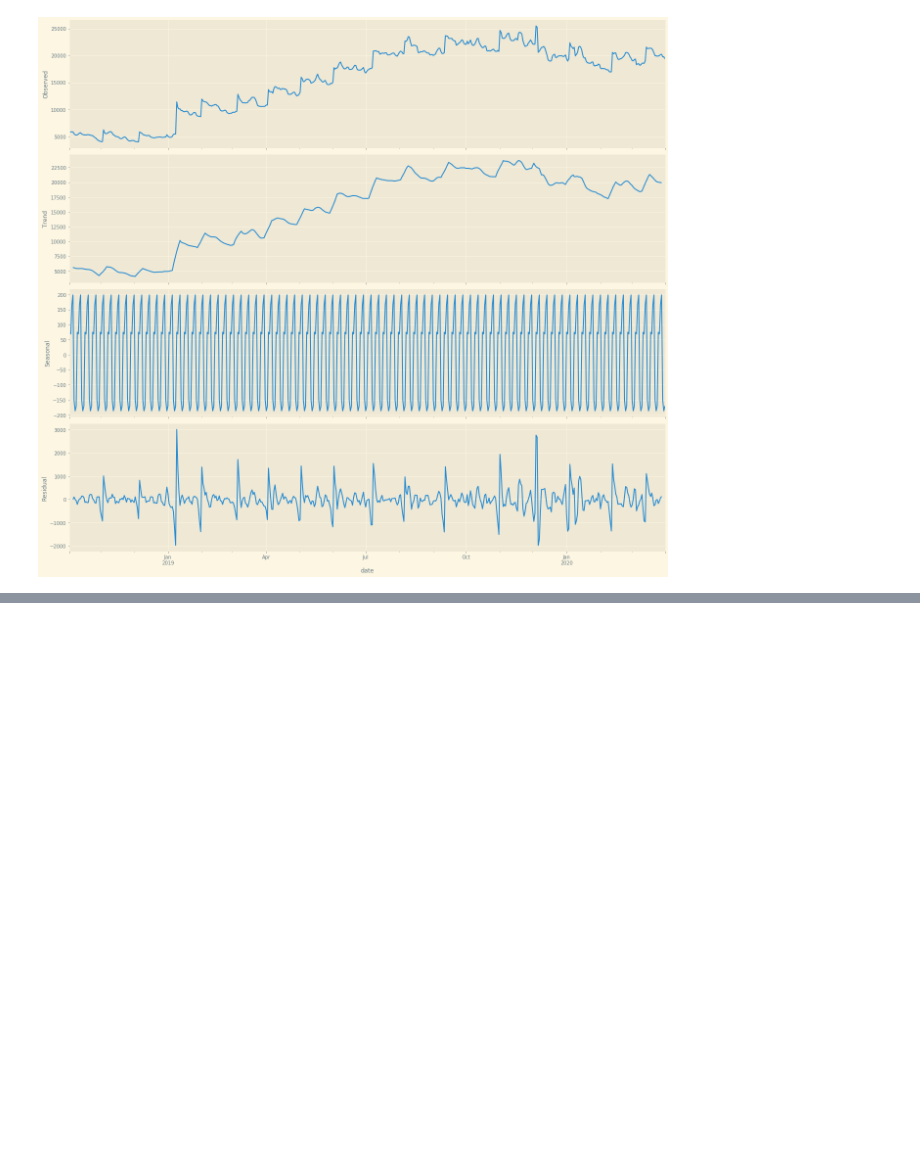
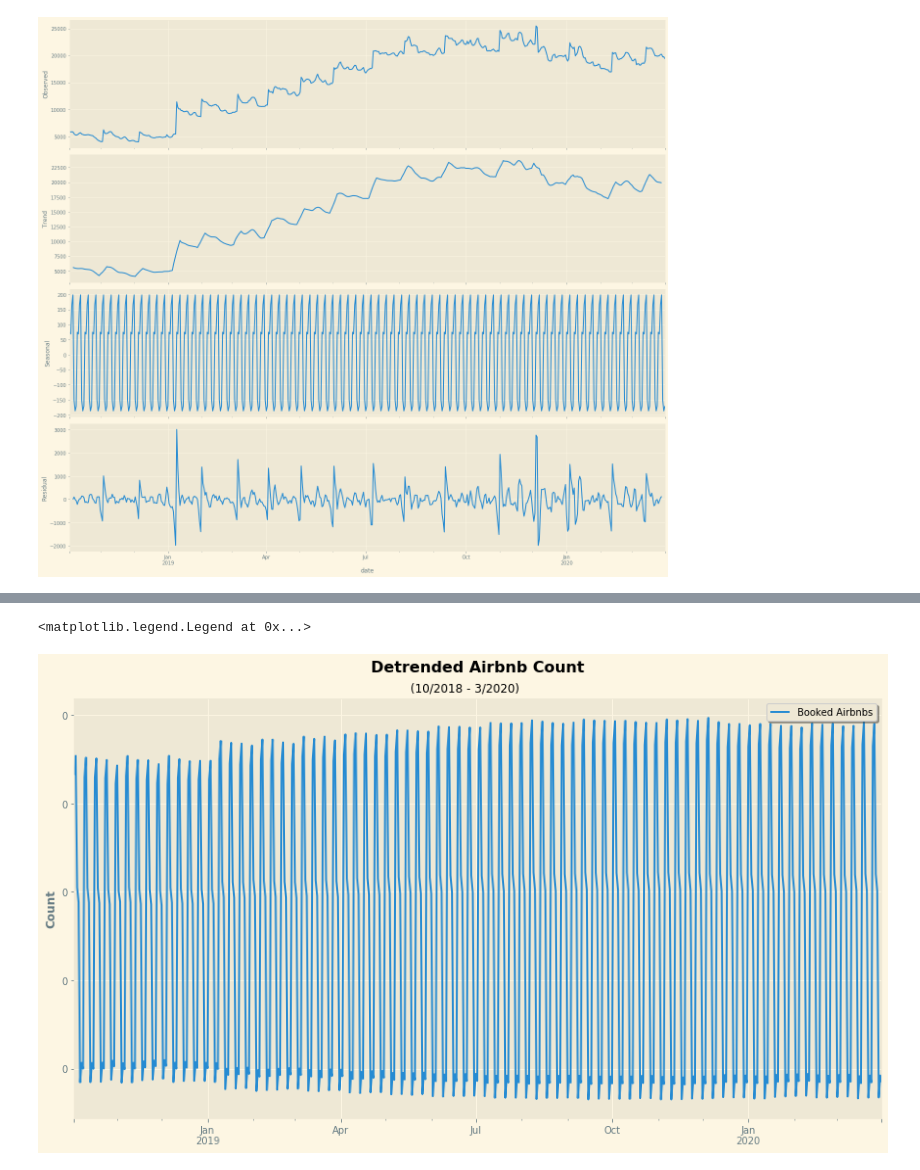
Before and after one commit to KishenSharma6/Airbnb-Analysis, a Jupyter notebook: Project Codes/05. Modeling/2020_0214_Calendar_TimeSeries.ipynb, the cells around one changed output, grey strips where cells are left out. Drawn from its saved outputs; the diff is of its cells as text; code cells hidden in the pictures; blank space fills up the shorter version.

```diff
--- a/Project Codes/05. Modeling/2020_0214_Calendar_TimeSeries.ipynb
+++ b/Project Codes/05. Modeling/2020_0214_Calendar_TimeSeries.ipynb
@@ -375,0 +270,26 @@ plt.show()
+# %%
+log_bookings_df = np.log(bookings_df)
+
+#Remove seasolity from detrended
+deseasoned = log_bookings_df['count']/result_add.seasonal
+
+#Plot deseasonedd data
+j = deseasoned.plot(figsize = (15,8))
+
+###Set plot Aesthetics###
+#Title
+j.set_title('Detrended Airbnb Count', fontdict = title_dict, y = 1.05)
+plt.suptitle('(10/2018 - 3/2020)', y = .91)
+
+#Axes
+j.get_yaxis().set_major_formatter(plt.FuncFormatter(lambda x, loc: "{:,}".format(int(x))))
+
+#Labels
+j.set_ylabel('Count', fontdict = label_dict)
+j.set_xlabel('')
+
+#Legend
+j.legend(labels = ['Booked Airbnbs'],frameon = True, shadow = True)
+# %% [output]
+<matplotlib.legend.Legend at 0x...>
+[figure, added]
```
Also changed, not shown: parts of 51 cells of this notebook.
